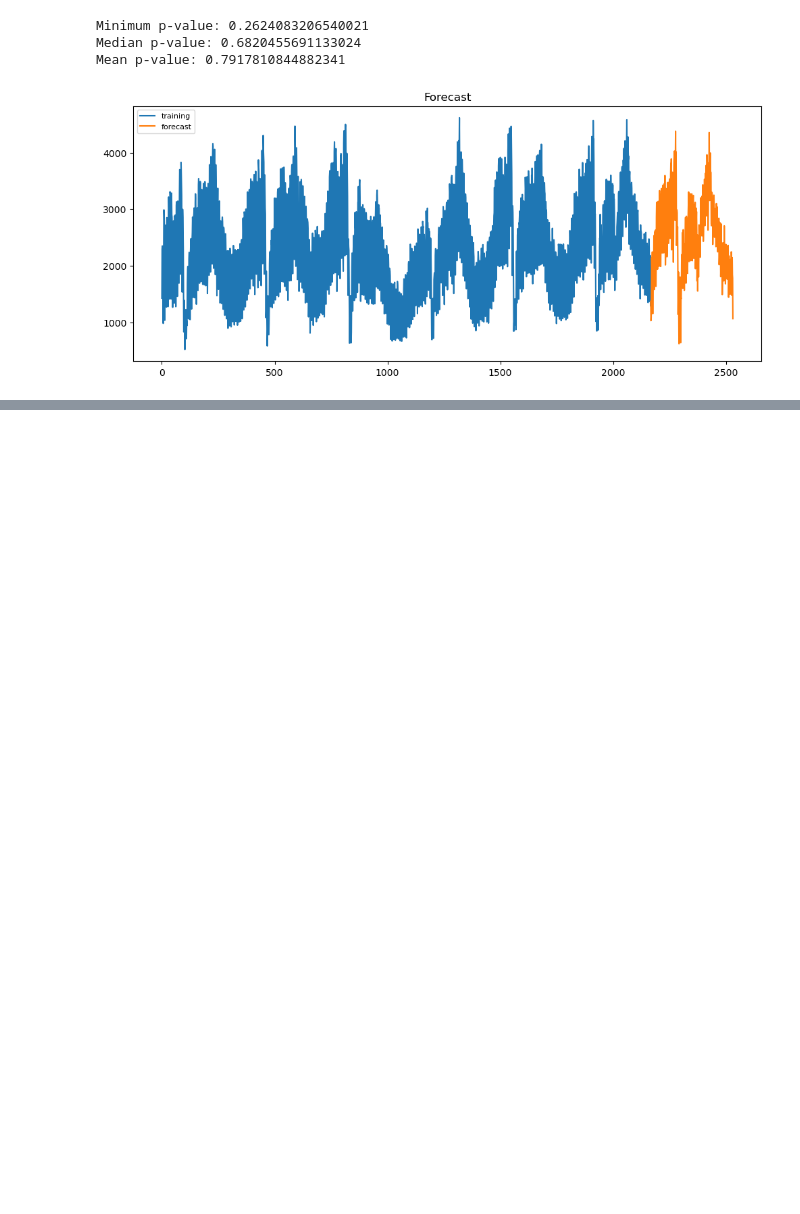
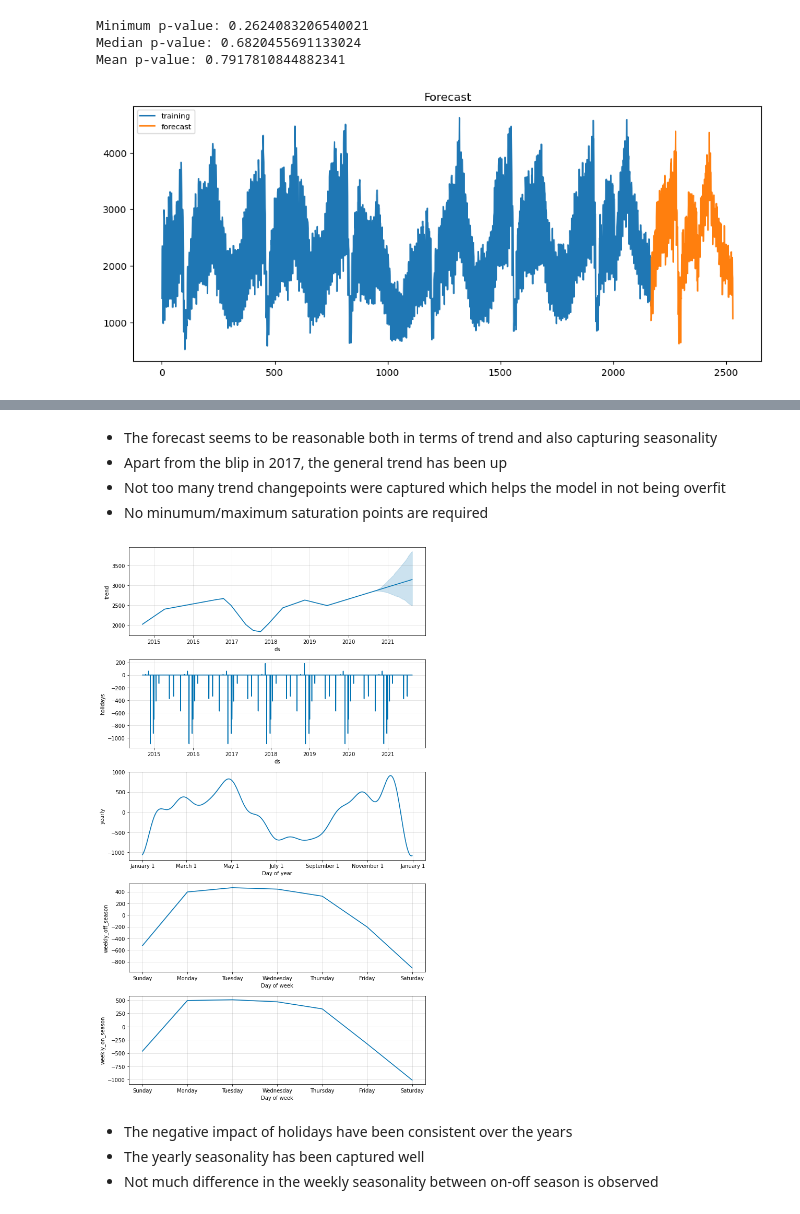
Before and after one commit to hubaditya/Webpage-Traffic-Time-Series, a Jupyter notebook: Web Traffic Time Series Analysis.ipynb, the cells around one changed output, grey strips where cells are left out. Drawn from its saved outputs; the diff is of its cells as text; code cells hidden in the pictures; blank space fills up the shorter version.

```diff
--- a/Web Traffic Time Series Analysis.ipynb
+++ b/Web Traffic Time Series Analysis.ipynb
@@ -618,0 +703,13 @@ _ = plt.legend(loc='upper left', fontsize=8)
+# %% [markdown]
+* The forecast seems to be reasonable both in terms of trend and also capturing seasonality
+* Apart from the blip in 2017, the general trend has been up
+* Not too many trend changepoints were captured which helps the model in not being overfit
+* No minumum/maximum saturation points are required
+# %%
+fig2 = model.plot_components(forecast)
+# %% [output]
+[figure, added]
+# %% [markdown]
+* The negative impact of holidays have been consistent over the years
+* The yearly seasonality has been captured well
+* Not much difference in the weekly seasonality between on-off season is observed
```
Also changed, not shown: parts of 27 cells of this notebook.
